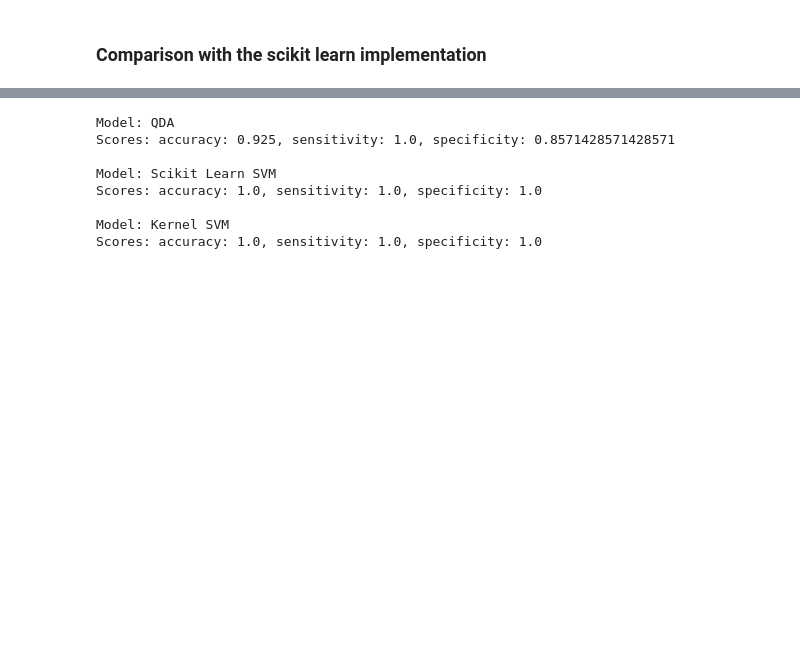
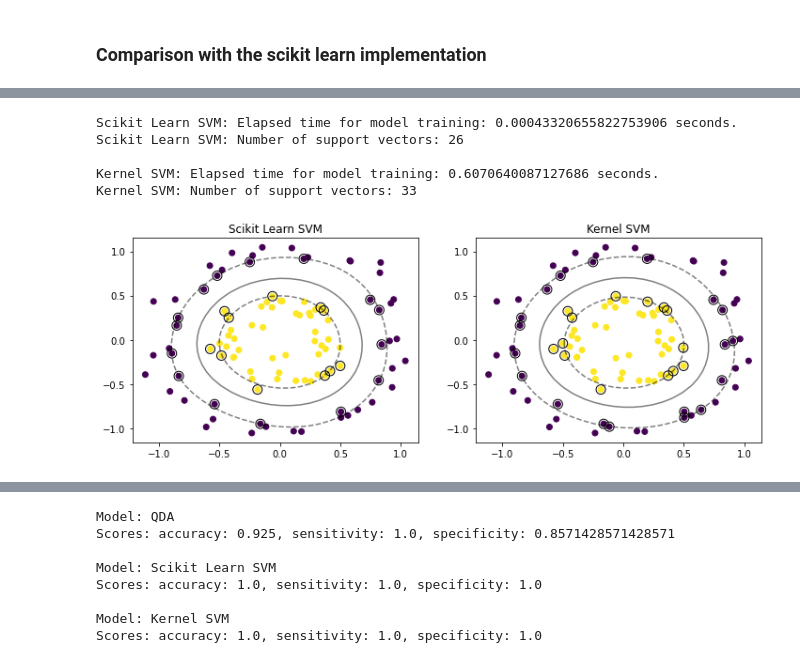
Before and after one commit to JoshuaSimon/Kernel-Learning, a Jupyter notebook: src/kernel_learning.ipynb, the cells around one changed output, grey strips where cells are left out. Drawn from its saved outputs; the diff is of its cells as text; code cells hidden in the pictures; blank space fills up the shorter version.

```diff
--- a/src/kernel_learning.ipynb
+++ b/src/kernel_learning.ipynb
@@ -821,0 +726,15 @@ def compare_models(X, y, names, classifiers):
+# %%
+# Initialize the model.
+non_lin_model_circle_V2 = KernelSVM(kernel="rbf", C=1, max_iteration=100, gamma=1)
+
+# Compare models.
+names = ["Scikit Learn SVM", "Kernel SVM"]
+models = [non_lin_model_circle, non_lin_model_circle_V2]
+compare_svm_models(X_circle, y_circle, names, models)
+# %% [output]
+Scikit Learn SVM: Elapsed time for model training: 0.00043320655822753906 seconds.
+Scikit Learn SVM: Number of support vectors: 26
+
+Kernel SVM: Elapsed time for model training: 0.6070640087127686 seconds.
+Kernel SVM: Number of support vectors: 33
+[figure, added]
```
Also changed, not shown: parts of 17 cells of this notebook, 1 other file.
